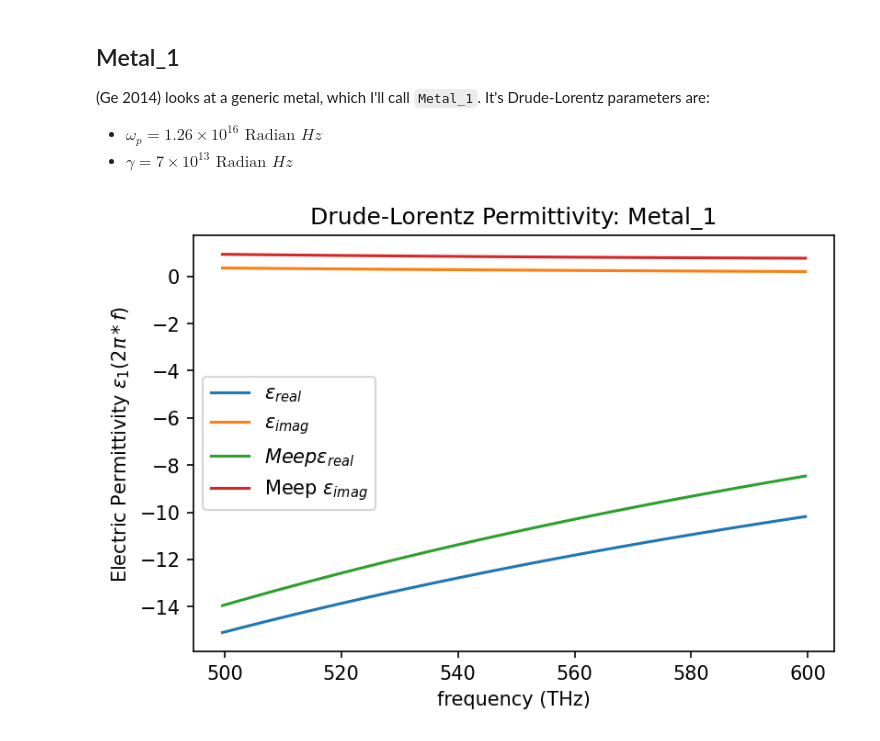
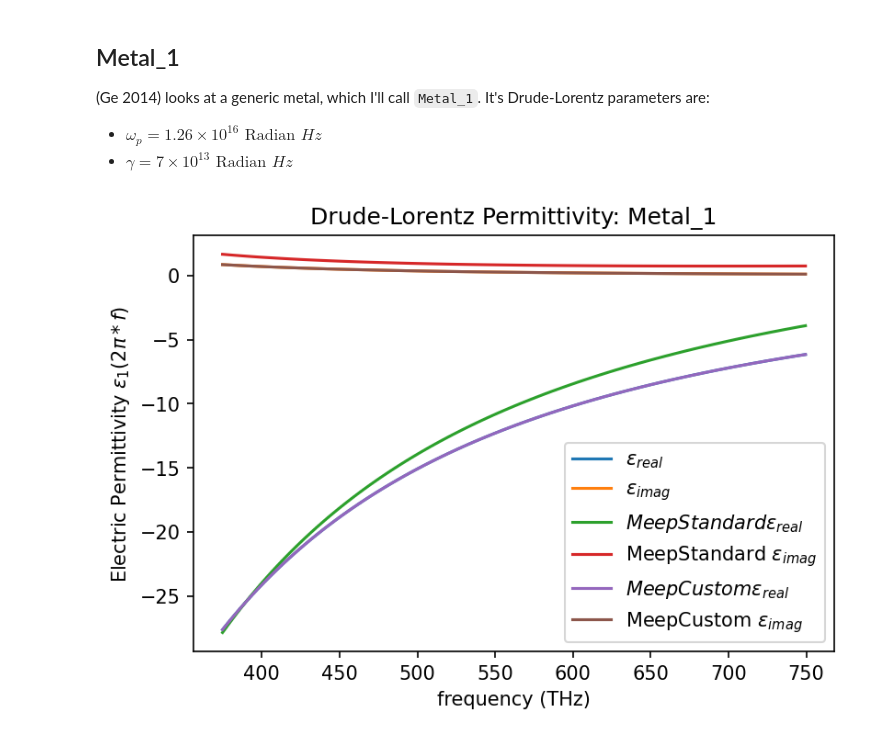
Before and after one commit to Andersen98/nano-optics-materials, a Jupyter notebook: scripts/ge_2014.ipynb, the cells around one changed output. Saved outputs shown, nothing was run; the diff lists cells and outputs as text; code cells hidden in the pictures.

Commit message:
added a meep material definition to Metal_1 and verified it worked properly in plot

```diff
--- a/scripts/ge_2014.ipynb
+++ b/scripts/ge_2014.ipynb
@@ -26,46 +26,47 @@ where
 # %%
 #setting up the material first
 import nano_optics_materials.ge_2014 as ge
 import nano_optics_materials.models as material_models
 import numpy as np
 from scipy import constants
 import matplotlib.pyplot as plt
 from meep.materials import Ag_visible as meep_metal
+import meep as mp
+
+
 
 wp = ge.Metal_1_wp
 gamma = ge.Metal_1_gamma
 
 
 
 
-meep_unit_lengt = constants.micro
-meep_unit_time = constants.micro/constants.c
+meep_unit_length = constants.micro
+meep_unit_time = meep_unit_length/constants.c
+meep_unit_frequency = meep_unit_time**-1
 
+frequency_meep = np.linspace(ge.Metal_1_Valid_Freq_Range.min, ge.Metal_1_Valid_Freq_Range.max,100)
+frequency_si = frequency_meep*meep_unit_frequency
+omega_si = frequency_si*2.0*np.pi
 
+eps_1 = material_models.epsilon_drude_lorentz(omega_si,ge.Metal_1_wp,ge.Metal_1_gamma)
+ep_Al_meep = meep_metal.epsilon(frequency_meep)[:,0,0]
+ep_Metal_1_meep = ge.Metal_1.epsilon(frequency_meep)[:,0,0]
 
-max_wavelength =  .6*meep_unit_lengt
-min_wavelength =  .5*meep_unit_lengt
+frequency_THz = frequency_si/constants.tera
 
-
-frequency = np.linspace(constants.c/max_wavelength,
-                            constants.c/min_wavelength, 100 )
-frequency_THz = frequency/constants.tera
-omega_THz = 2.0*np.pi*frequency_THz
-frequency_meep = frequency*meep_unit_time
-
-eps_1 = material_models.epsilon_drude_lorentz(omega_THz*constants.tera,wp,gamma)
-
-ep_Al_meep = meep_metal.epsilon(frequency_meep)[:,0,0]
 fig, ax1 =   plt.subplots(dpi=150)
 
 ax1.plot(frequency_THz,np.real(eps_1), label=r'$\epsilon_{real}$')
 ax1.plot(frequency_THz,np.imag(eps_1), label=r'$\epsilon_{imag}$')
-ax1.plot(frequency_THz,np.real(ep_Al_meep), label=r'$Meep \epsilon_{real}$')
-ax1.plot(frequency_THz,np.imag(ep_Al_meep), label=r'Meep $\epsilon_{imag}$')
+ax1.plot(frequency_THz,np.real(ep_Al_meep), label=r'$MeepStandard \epsilon_{real}$')
+ax1.plot(frequency_THz,np.imag(ep_Al_meep), label=r'MeepStandard $\epsilon_{imag}$')
+ax1.plot(frequency_THz,np.real(ep_Metal_1_meep), label=r'$MeepCustom \epsilon_{real}$')
+ax1.plot(frequency_THz,np.imag(ep_Metal_1_meep), label=r'MeepCustom $\epsilon_{imag}$')
 ax1.set_xlabel( r'frequency (THz)' )
 ax1.set_ylabel(r'Electric Permittivity $\epsilon_1(2\pi*f)$')
 ax1.set_title('Drude-Lorentz Permittivity: Metal_1')
 ax1.legend()
 plt.show()
 # %% [output]
-[figure, old version]
+[figure, new version]
```
Also changed, not shown: parts of 2 cells of this notebook, 1 other file.
